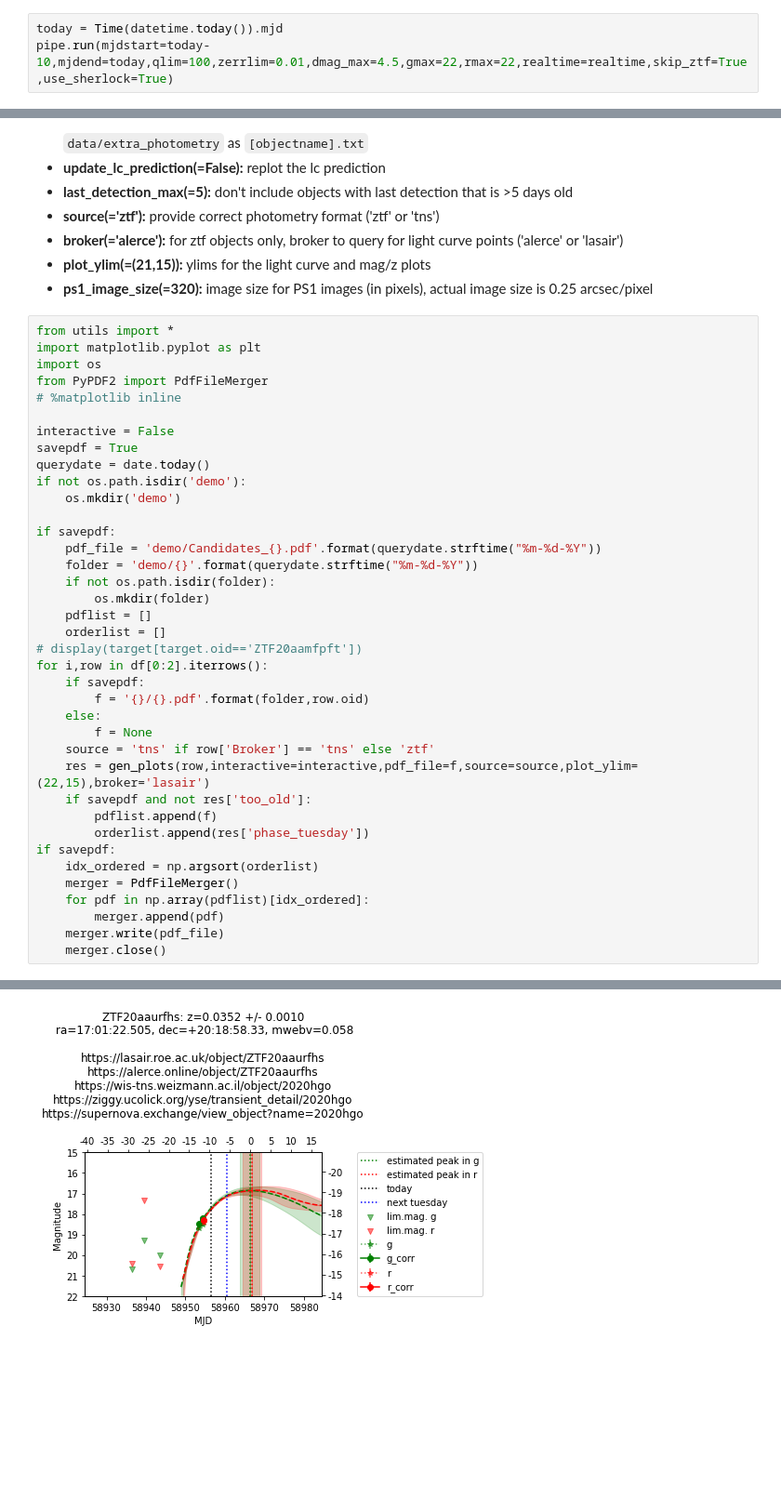
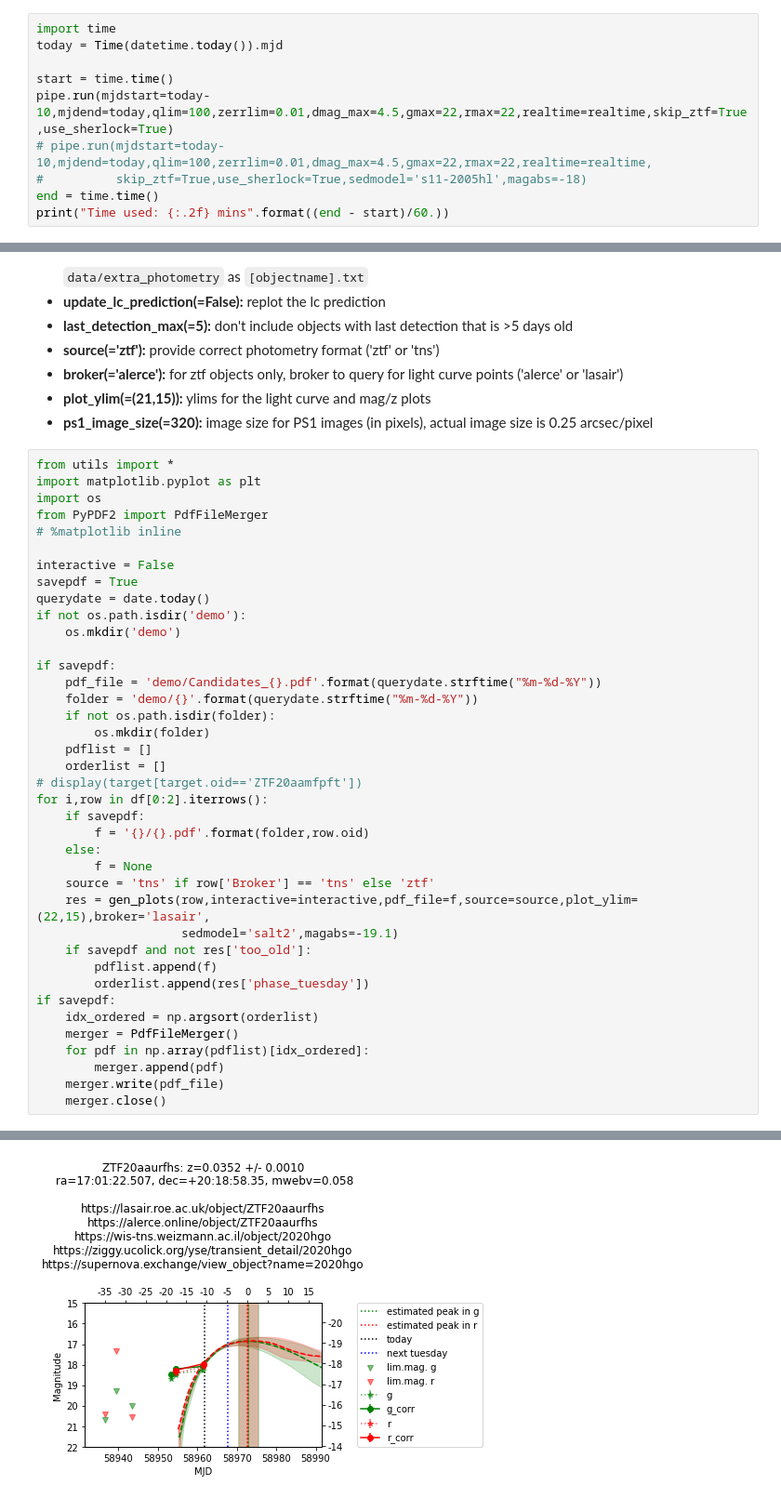
Before and after one commit to mi-dai/sirahtargets-public, a Jupyter notebook: demo_notebook.ipynb, the cells around one changed output, grey strips where cells are left out. Shown at 93% size. Drawn from its saved outputs; the diff is of its cells as text; blank space fills up the shorter version.

```diff
--- a/demo_notebook.ipynb
+++ b/demo_notebook.ipynb
@@ -107,8 +113,15 @@ Here I list some useful ones (and their default values): <br>
 
 `pipe.run()` **runs the pipeline and applies the selection cuts defined in <a href='#init_pipe'>1.2 initialize the pipeline</a>, and makes a mag/z plot for the objects that passed all cuts. This may take a while (a few minutes to about less than an hour) depending on how large the query is and how many objects to be crossmatched.**
 # %%
+import time
 today = Time(datetime.today()).mjd
+
+start = time.time()
 pipe.run(mjdstart=today-10,mjdend=today,qlim=100,zerrlim=0.01,dmag_max=4.5,gmax=22,rmax=22,realtime=realtime,skip_ztf=True,use_sherlock=True)
+# pipe.run(mjdstart=today-10,mjdend=today,qlim=100,zerrlim=0.01,dmag_max=4.5,gmax=22,rmax=22,realtime=realtime,
+#          skip_ztf=True,use_sherlock=True,sedmodel='s11-2005hl',magabs=-18)
+end = time.time()
+print("Time used: {:.2f} mins".format((end - start)/60.))
 # %% [output]
 queryresult size: 100
 queryresult size: 100
@@ -233,7 +249,8 @@ for i,row in df[0:2].iterrows():
     else:
         f = None
     source = 'tns' if row['Broker'] == 'tns' else 'ztf'
-    res = gen_plots(row,interactive=interactive,pdf_file=f,source=source,plot_ylim=(22,15),broker='lasair')
+    res = gen_plots(row,interactive=interactive,pdf_file=f,source=source,plot_ylim=(22,15),broker='lasair',
+                    sedmodel='salt2',magabs=-19.1)
     if savepdf and not res['too_old']:
         pdflist.append(f)
         orderlist.append(res['phase_tuesday'])
@@ -250,6 +267,6 @@ ra = 17:01:22.505 dec = +20:18:58.33 mwebv=0.058
 https://lasair.roe.ac.uk/object/ZTF20aaurfhs
 https://alerce.online/object/ZTF20aaurfhs
 https://wis-tns.weizmann.ac.il/object/2020hgo
 https://ziggy.ucolick.org/yse/transient_detail/2020hgo
 https://supernova.exchange/view_object?name=2020hgo
-[figure, old version]
+[figure, new version]
```
Also changed, not shown: parts of 5 cells of this notebook, 2 other files.
